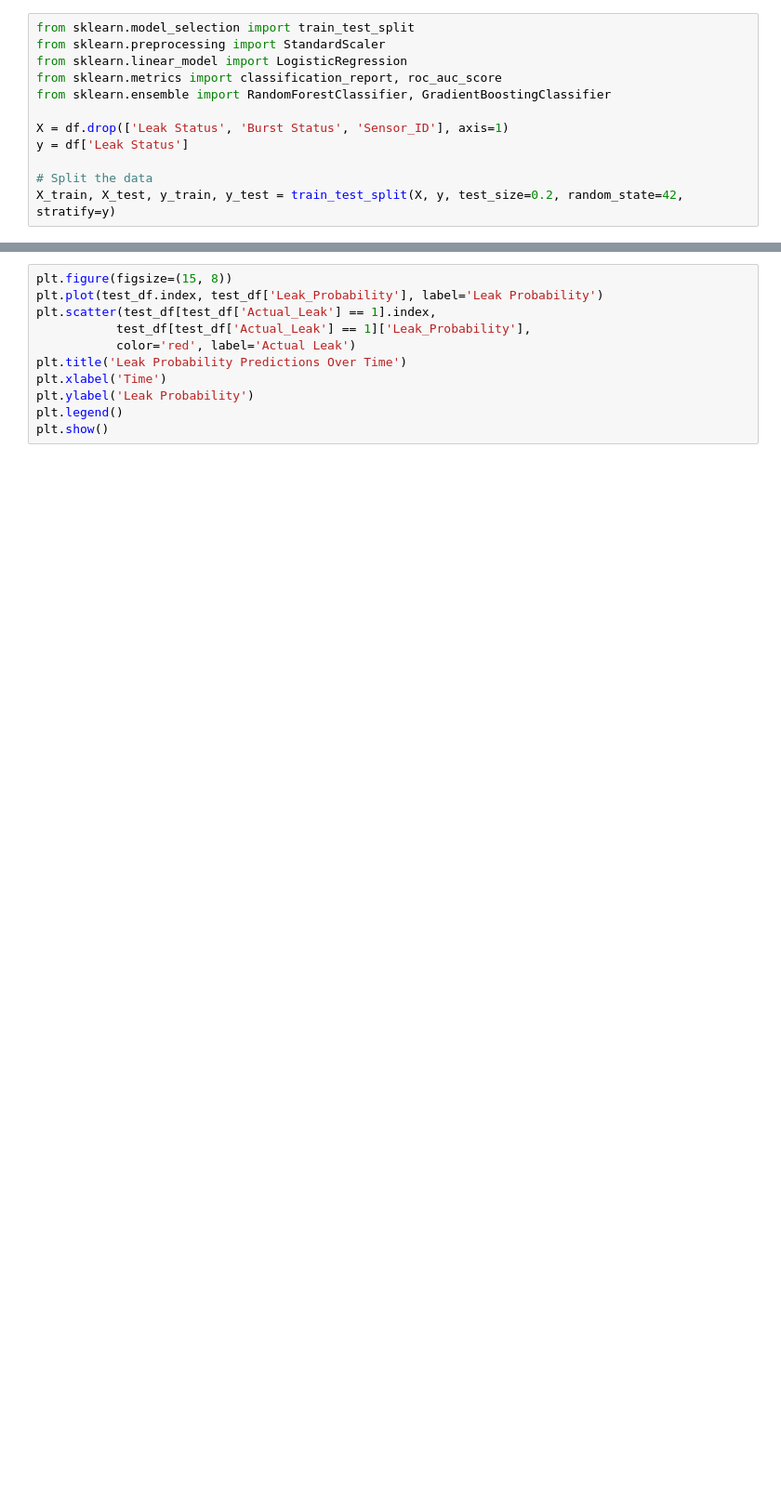
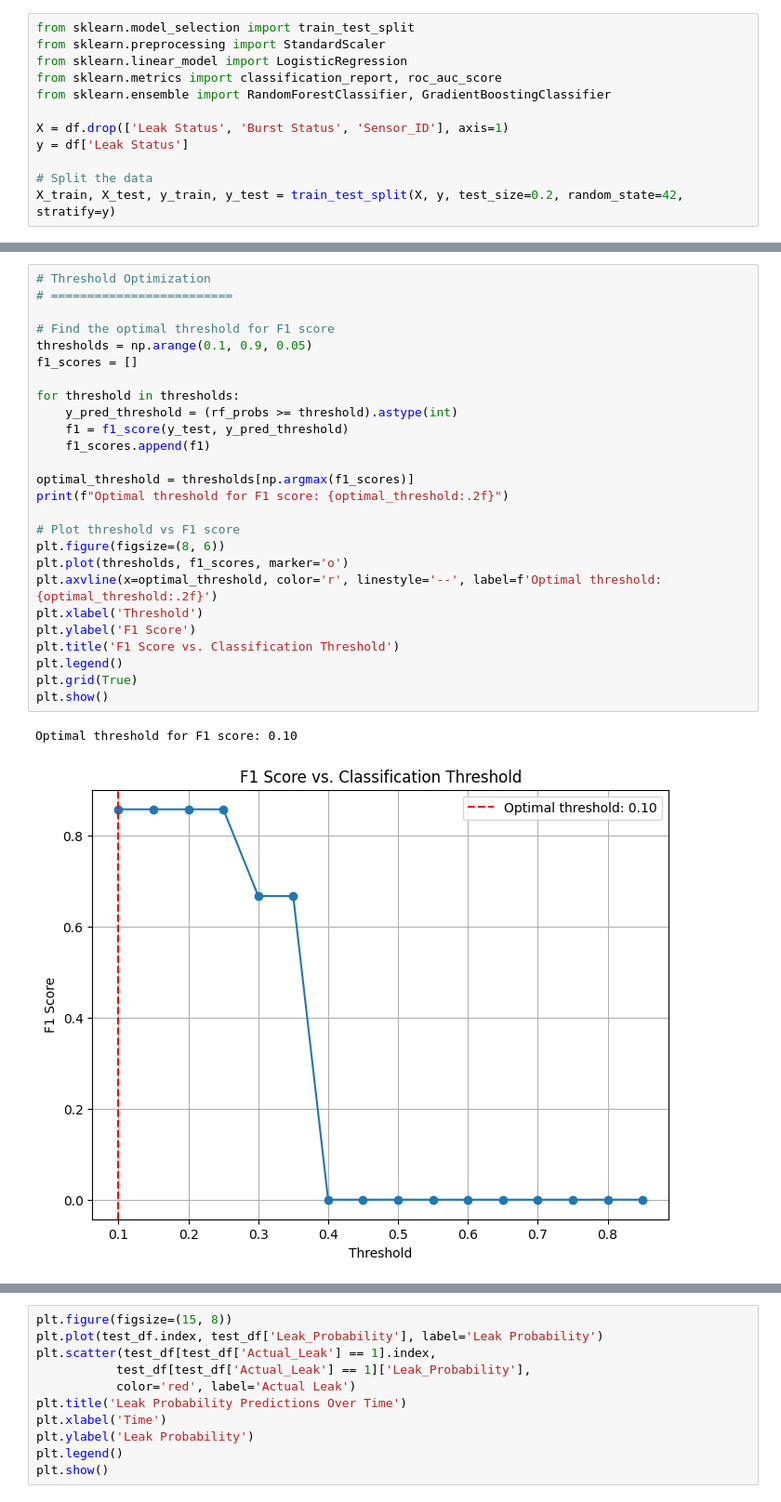
Before and after one commit to jreyesgar93/LeakLockAi, a Jupyter notebook: leak_lock_ai/leak_lock_ai/model/model.ipynb, the cells around one changed output, grey strips where cells are left out. Shown at 93% size. Saved outputs shown, nothing was run; the diff lists cells and outputs as text; blank space fills up the shorter version.

```diff
--- a/leak_lock_ai/leak_lock_ai/model/model.ipynb
+++ b/leak_lock_ai/leak_lock_ai/model/model.ipynb
@@ -181 +223,30 @@ def evaluate_model(model, X_train, y_train, X_test, y_test, model_name):
+# %%
+# Threshold Optimization
+# =========================
+
+# Find the optimal threshold for F1 score
+thresholds = np.arange(0.1, 0.9, 0.05)
+f1_scores = []
+
+for threshold in thresholds:
+    y_pred_threshold = (rf_probs >= threshold).astype(int)
+    f1 = f1_score(y_test, y_pred_threshold)
+    f1_scores.append(f1)
+
+optimal_threshold = thresholds[np.argmax(f1_scores)]
+print(f"Optimal threshold for F1 score: {optimal_threshold:.2f}")
+
+# Plot threshold vs F1 score
+plt.figure(figsize=(8, 6))
+plt.plot(thresholds, f1_scores, marker='o')
+plt.axvline(x=optimal_threshold, color='r', linestyle='--', label=f'Optimal threshold: {optimal_threshold:.2f}')
+plt.xlabel('Threshold')
+plt.ylabel('F1 Score')
+plt.title('F1 Score vs. Classification Threshold')
+plt.legend()
+plt.grid(True)
+plt.show()
+# %% [output]
+Optimal threshold for F1 score: 0.10
+[figure, added]
 # %%
```
Also changed, not shown: parts of 9 cells of this notebook, 2 other files.
